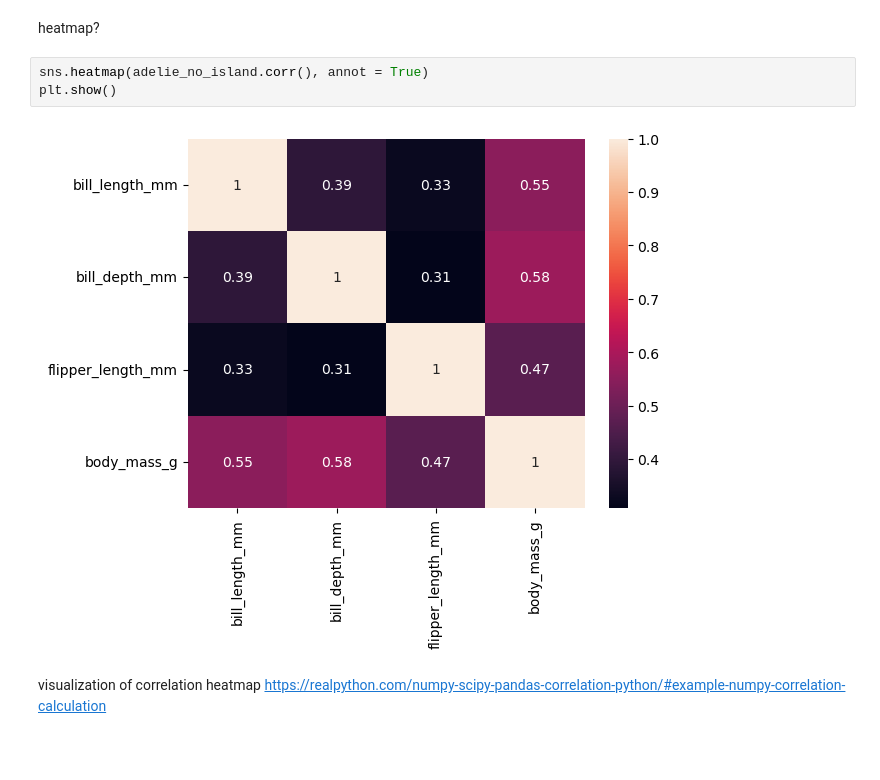
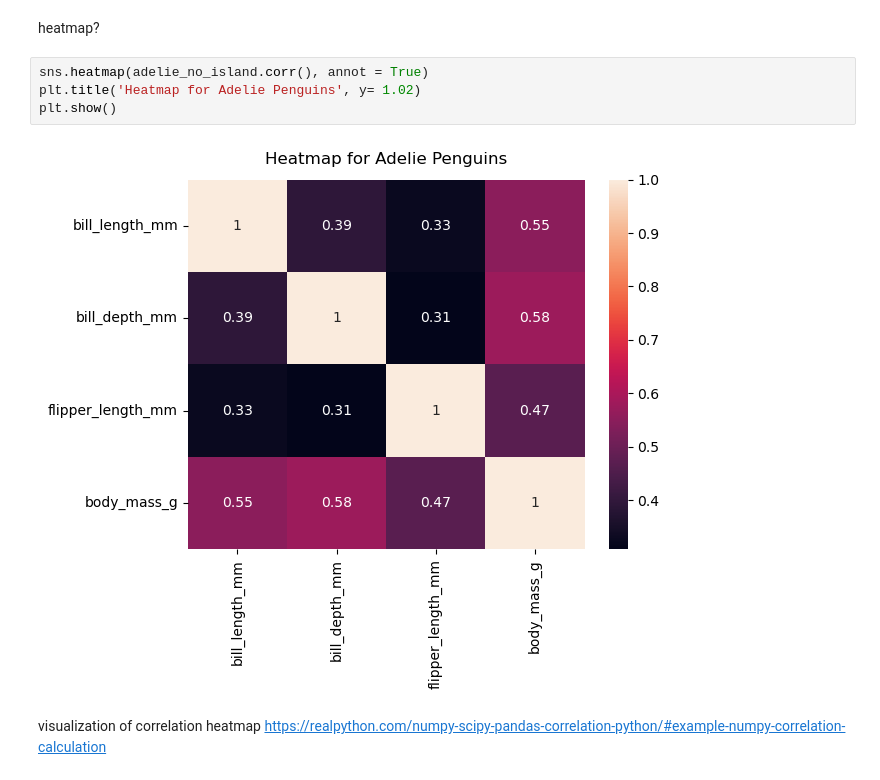
Before and after one commit to IreneKilgannon/DataAnalytics, a Jupyter notebook: penguins.ipynb, the cells around one changed output. Drawn from its saved outputs; the diff is of its cells as text; blank space fills up the shorter version.

```diff
--- a/penguins.ipynb
+++ b/penguins.ipynb
@@ -431,9 +431,10 @@ adelie_no_island.corr()
 heatmap?
 # %%
 sns.heatmap(adelie_no_island.corr(), annot = True)
+plt.title('Heatmap for Adelie Penguins', y= 1.02)
 plt.show()
 # %% [output]
-[figure, old version]
+[figure, new version]
 # %% [markdown]
 visualization of correlation heatmap https://realpython.com/numpy-scipy-pandas-correlation-python/#example-numpy-correlation-calculation
 # %% [markdown]
```
Also changed, not shown: parts of 3 cells of this notebook.
